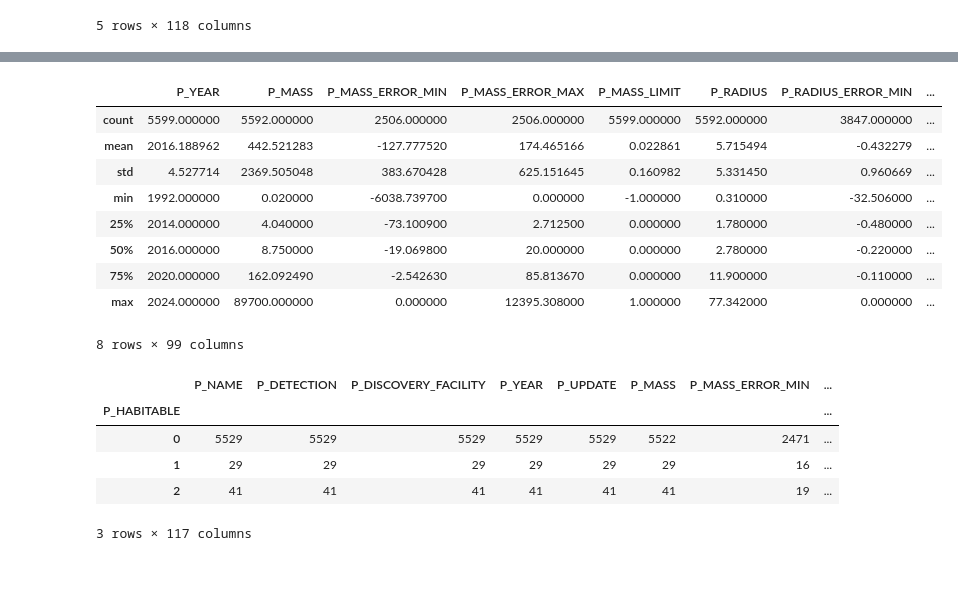
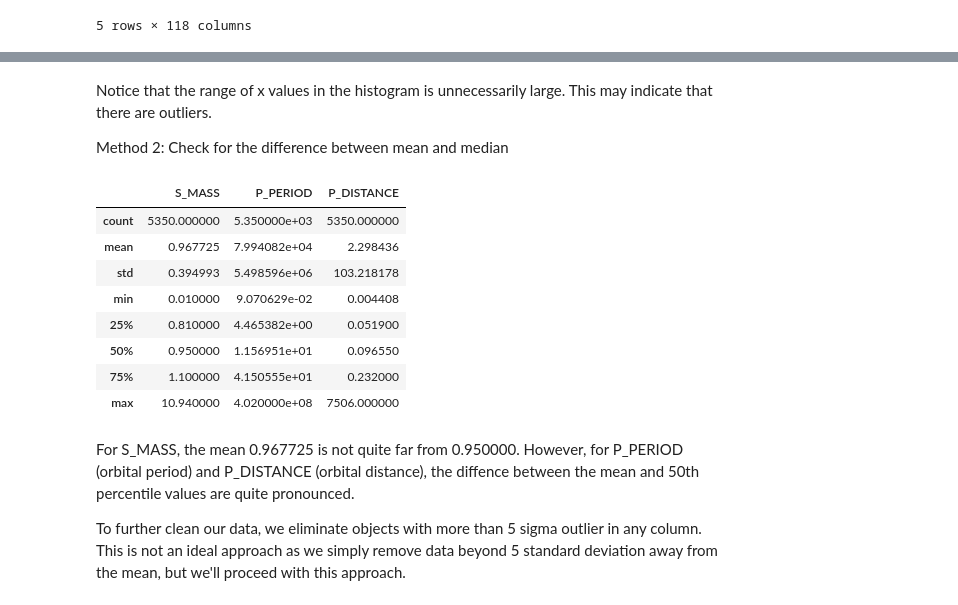
Before and after one commit to mrdchua/Supervised-Classification, a Jupyter notebook: Exoplanets/exoplanets_interfacing.ipynb, the cells around one changed output, grey strips where cells are left out. Cells and saved outputs as stored; diff of their text form; code cells hidden in the pictures; blank space fills up the shorter version.

```diff
--- a/Exoplanets/exoplanets_interfacing.ipynb
+++ b/Exoplanets/exoplanets_interfacing.ipynb
@@ -35,0 +73,4 @@ Index(['P_NAME', 'P_DETECTION', 'P_DISCOVERY_FACILITY', 'P_YEAR', 'P_UPDATE',
+# %%
+# Remove the old tag for habitability (axis=1 means we drop the whole column, axis=0 means dropping index/rows)
+bindf = df.drop('P_HABITABLE', axis=1)
+bindf.head()
@@ -35,0 +85,8 @@ Index(['P_NAME', 'P_DETECTION', 'P_DISCOVERY_FACILITY', 'P_YEAR', 'P_UPDATE',
+# %%
+# Create a new data frame
+bindf['P_HABITABLE'] = (np.logical_or((df.P_HABITABLE == 1), (df.P_HABITABLE == 2)))
+
+# Recast the column as integer instead of being logical "true" or "false"
+bindf['P_HABITABLE'] = bindf['P_HABITABLE'].astype(int)
+
+bindf.head()
@@ -35,0 +127,6 @@ Index(['P_NAME', 'P_DETECTION', 'P_DISCOVERY_FACILITY', 'P_YEAR', 'P_UPDATE',
+# %%
+final_features = bindf[['S_MASS', 'P_PERIOD', 'P_DISTANCE']]
+targets = bindf.P_HABITABLE
+
+final_features.head()
+final_features.shape
@@ -35,0 +145,2 @@ Index(['P_NAME', 'P_DETECTION', 'P_DISCOVERY_FACILITY', 'P_YEAR', 'P_UPDATE',
+# %%
+final_features = final_features.dropna(axis=0)
@@ -36,22 +183,20 @@ Index(['P_NAME', 'P_DETECTION', 'P_DISCOVERY_FACILITY', 'P_YEAR', 'P_UPDATE',
+# %% [markdown]
+Notice that the range of x values in the histogram is unnecessarily large. This may indicate that there are outliers.
+
+Method 2: Check for the difference between mean and median
 # %%
-df.describe()
+final_features.describe()
 # %% [output]
-|  | P_YEAR | P_MASS | P_MASS_ERROR_MIN | P_MASS_ERROR_MAX | P_MASS_LIMIT | P_RADIUS | P_RADIUS_ERROR_MIN | ... |
-| count | 5599.000000 | 5592.000000 | 2506.000000 | 2506.000000 | 5599.000000 | 5592.000000 | 3847.000000 | ... |
-| mean | 2016.188962 | 442.521283 | -127.777520 | 174.465166 | 0.022861 | 5.715494 | -0.432279 | ... |
-| std | 4.527714 | 2369.505048 | 383.670428 | 625.151645 | 0.160982 | 5.331450 | 0.960669 | ... |
-| min | 1992.000000 | 0.020000 | -6038.739700 | 0.000000 | -1.000000 | 0.310000 | -32.506000 | ... |
-| 25% | 2014.000000 | 4.040000 | -73.100900 | 2.712500 | 0.000000 | 1.780000 | -0.480000 | ... |
-| 50% | 2016.000000 | 8.750000 | -19.069800 | 20.000000 | 0.000000 | 2.780000 | -0.220000 | ... |
-| 75% | 2020.000000 | 162.092490 | -2.542630 | 85.813670 | 0.000000 | 11.900000 | -0.110000 | ... |
-| max | 2024.000000 | 89700.000000 | 0.000000 | 12395.308000 | 1.000000 | 77.342000 | 0.000000 | ... |
+|  | S_MASS | P_PERIOD | P_DISTANCE |
+| count | 5350.000000 | 5.350000e+03 | 5350.000000 |
+| mean | 0.967725 | 7.994082e+04 | 2.298436 |
+| std | 0.394993 | 5.498596e+06 | 103.218178 |
+| min | 0.010000 | 9.070629e-02 | 0.004408 |
+| 25% | 0.810000 | 4.465382e+00 | 0.051900 |
+| 50% | 0.950000 | 1.156951e+01 | 0.096550 |
+| 75% | 1.100000 | 4.150555e+01 | 0.232000 |
+| max | 10.940000 | 4.020000e+08 | 7506.000000 |
-8 rows × 99 columns
-# %%
-df.groupby("P_HABITABLE").count()
-# %% [output]
-|  | P_NAME | P_DETECTION | P_DISCOVERY_FACILITY | P_YEAR | P_UPDATE | P_MASS | P_MASS_ERROR_MIN | ... |
-| P_HABITABLE |  |  |  |  |  |  |  | ... |
-| 0 | 5529 | 5529 | 5529 | 5529 | 5529 | 5522 | 2471 | ... |
-| 1 | 29 | 29 | 29 | 29 | 29 | 29 | 16 | ... |
-| 2 | 41 | 41 | 41 | 41 | 41 | 41 | 19 | ... |
-3 rows × 117 columns
+# %% [markdown]
+For S_MASS, the mean 0.967725 is not quite far from 0.950000. However, for P_PERIOD (orbital period) and P_DISTANCE (orbital distance), the diffence between the mean and 50th percentile values are quite pronounced.
+
+To further clean our data, we eliminate objects with more than 5 sigma outlier in any column. This is not an ideal approach as we simply remove data beyond 5 standard deviation away from the mean, but we'll proceed with this approach.
```
Also changed, not shown: parts of 31 cells of this notebook.
